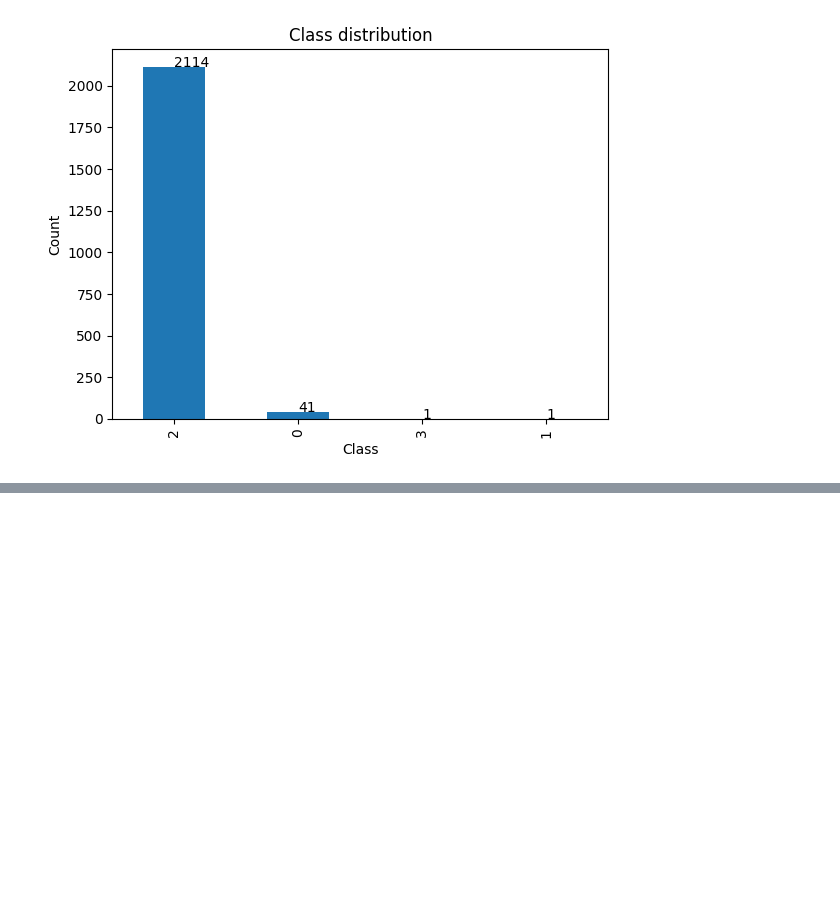
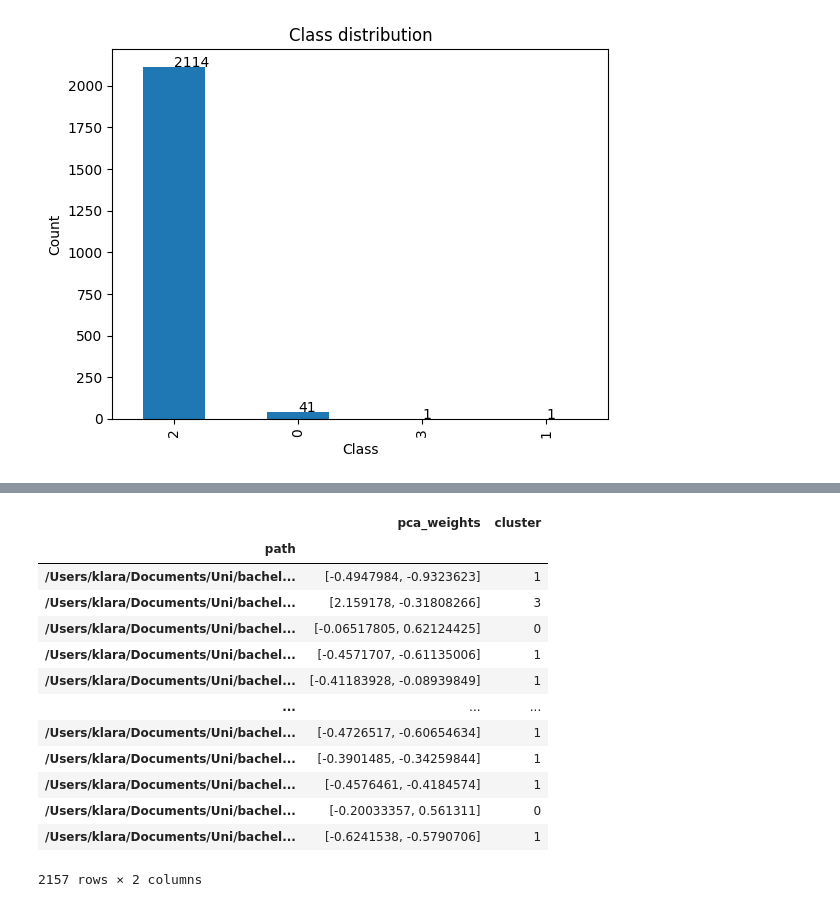
Before and after one commit to KlaraGtknst/topic-analysis-text-data, a Jupyter notebook: image_clustering.ipynb, the cells around one changed output, grey strips where cells are left out. Cells and saved outputs as stored; diff of their text form; code cells hidden in the pictures; blank space fills up the shorter version.

```diff
--- a/image_clustering.ipynb
+++ b/image_clustering.ipynb
@@ -163,0 +209,20 @@ for i in range(len(pca_img[:2])):
+# %%
+# identify clusters by similar weights (linear combination) of eigenvectors
+d2_kmeans = KMeans(n_clusters=NUM_CLASSES, random_state=0, n_init="auto").fit(pca_2d_df['pca_weights'].to_list())
+pca_2d_df['cluster'] = d2_kmeans.labels_
+display(pca_2d_df)
+# %% [output]
+|  | pca_weights | cluster |
+| path |  |  |
+| /Users/klara/Documents/Uni/bachel... | [-0.4947984, -0.9323623] | 1 |
+| /Users/klara/Documents/Uni/bachel... | [2.159178, -0.31808266] | 3 |
+| /Users/klara/Documents/Uni/bachel... | [-0.06517805, 0.62124425] | 0 |
+| /Users/klara/Documents/Uni/bachel... | [-0.4571707, -0.61135006] | 1 |
+| /Users/klara/Documents/Uni/bachel... | [-0.41183928, -0.08939849] | 1 |
+| ... | ... | ... |
+| /Users/klara/Documents/Uni/bachel... | [-0.4726517, -0.60654634] | 1 |
+| /Users/klara/Documents/Uni/bachel... | [-0.3901485, -0.34259844] | 1 |
+| /Users/klara/Documents/Uni/bachel... | [-0.4576461, -0.4184574] | 1 |
+| /Users/klara/Documents/Uni/bachel... | [-0.20033357, 0.561311] | 0 |
+| /Users/klara/Documents/Uni/bachel... | [-0.6241538, -0.5790706] | 1 |
+2157 rows × 2 columns
```
Also changed, not shown: parts of 4 cells of this notebook, 1 other file.
